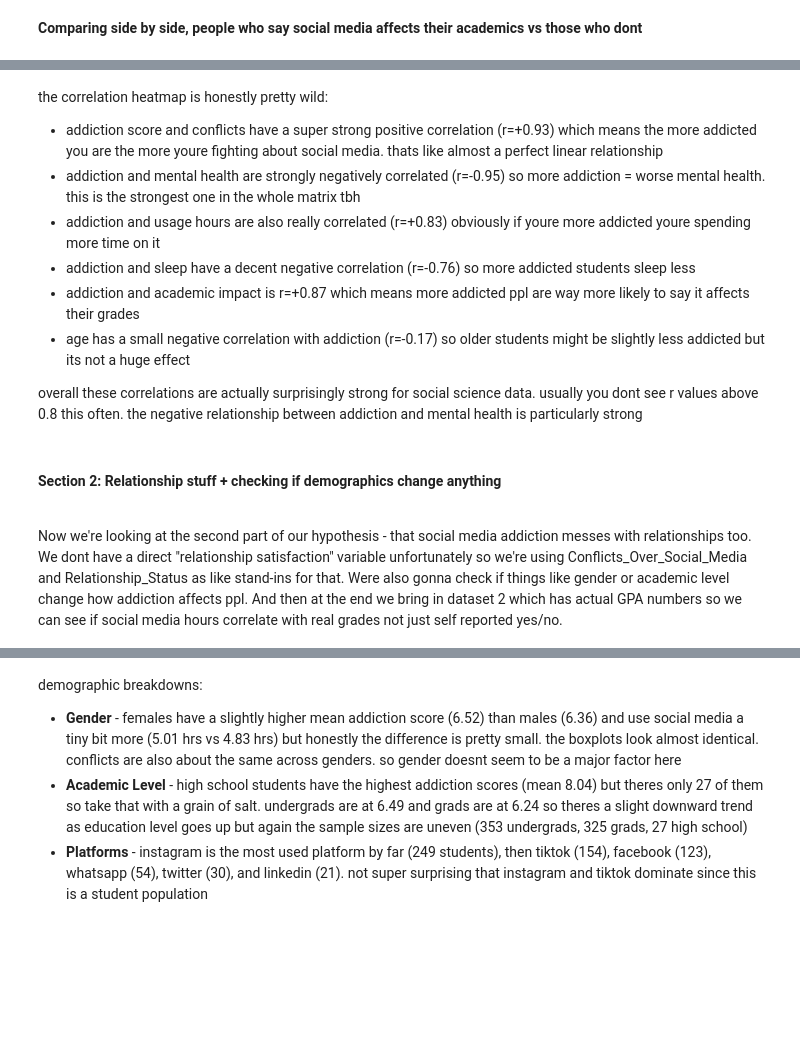
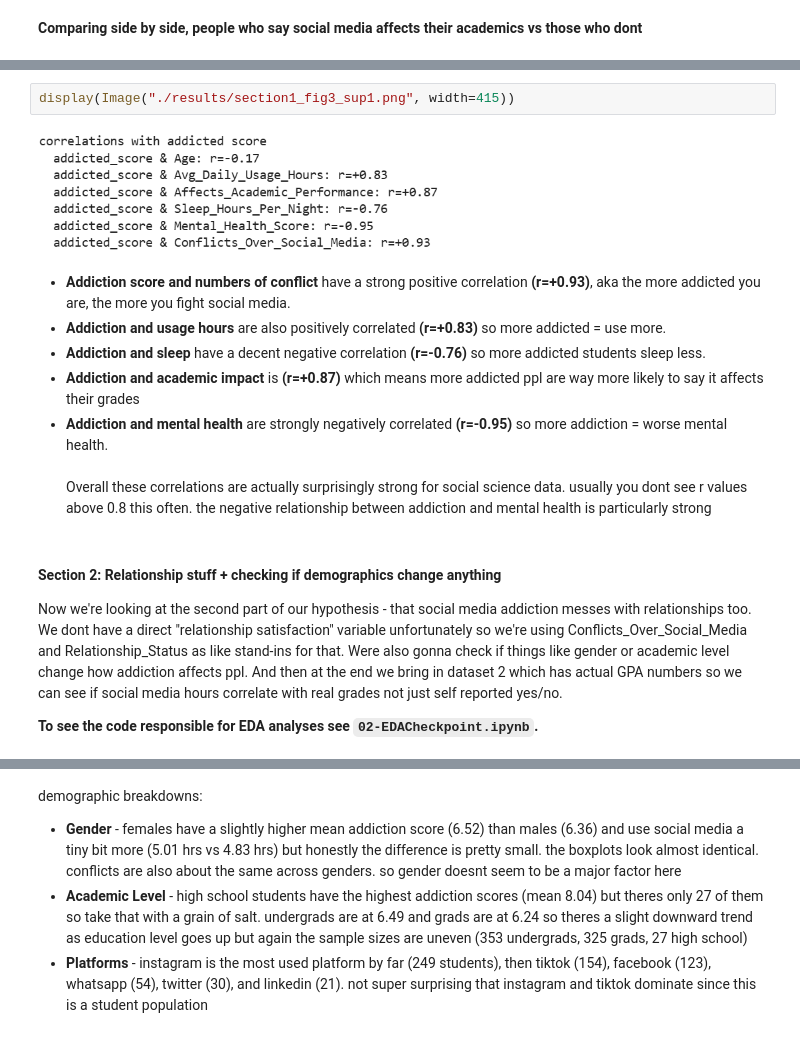
Before and after one commit to COGS108/Group151_WI26, a Jupyter notebook: 03-FinalProject.ipynb, the cells around one changed output, grey strips where cells are left out. Saved outputs shown, nothing was run; the diff lists cells and outputs as text; blank space fills up the shorter version.

```diff
--- a/03-FinalProject.ipynb
+++ b/03-FinalProject.ipynb
@@ -452,15 +396,16 @@ correlations with addicted score
+# %%
+display(Image("./results/section1_fig3_sup1.png", width=415))
+# %% [output]
+[figure, added]
 # %% [markdown]
-the correlation heatmap is honestly pretty wild:
-
-- addiction score and conflicts have a super strong positive correlation (r=+0.93) which means the more addicted you are the more youre fighting about social media. thats like almost a perfect linear relationship
-- addiction and mental health are strongly negatively correlated (r=-0.95) so more addiction = worse mental health. this is the strongest one in the whole matrix tbh
-- addiction and usage hours are also really correlated (r=+0.83) obviously if youre more addicted youre spending more time on it
-- addiction and sleep have a decent negative correlation (r=-0.76) so more addicted students sleep less
-- addiction and academic impact is r=+0.87 which means more addicted ppl are way more likely to say it affects their grades
-- age has a small negative correlation with addiction (r=-0.17) so older students might be slightly less addicted but its not a huge effect
-
-overall these correlations are actually surprisingly strong for social science data. usually you dont see r values above 0.8 this often. the negative relationship between addiction and mental health is particularly strong
+- **Addiction score and numbers of conflict** have a strong positive correlation **(r=+0.93)**, aka the more addicted you are, the more you fight social media.
+- **Addiction and usage hours** are also positively correlated **(r=+0.83)** so more addicted = use more.
+- **Addiction and sleep** have a decent negative correlation **(r=-0.76)** so more addicted students sleep less.
+- **Addiction and academic impact** is **(r=+0.87)** which means more addicted ppl are way more likely to say it affects their grades
+- **Addiction and mental health** are strongly negatively correlated **(r=-0.95)** so more addiction = worse mental health.<br>
+<br>Overall these correlations are actually surprisingly strong for social science data. usually you dont see r values above 0.8 this often. the negative relationship between addiction and mental health is particularly strong
 # %% [markdown]
 #### **Section 2: Relationship stuff + checking if demographics change anything**
-<br>
 Now we're looking at the second part of our hypothesis - that social media addiction messes with relationships too. We dont have a direct "relationship satisfaction" variable unfortunately so we're using Conflicts_Over_Social_Media and Relationship_Status as like stand-ins for that. Were also gonna check if things like gender or academic level change how addiction affects ppl. And then at the end we bring in dataset 2 which has actual GPA numbers so we can see if social media hours correlate with real grades not just self reported yes/no.
+
+**To see the code responsible for EDA analyses see `02-EDACheckpoint.ipynb`.**
```
Also changed, not shown: parts of 16 cells of this notebook, 5 other files.
